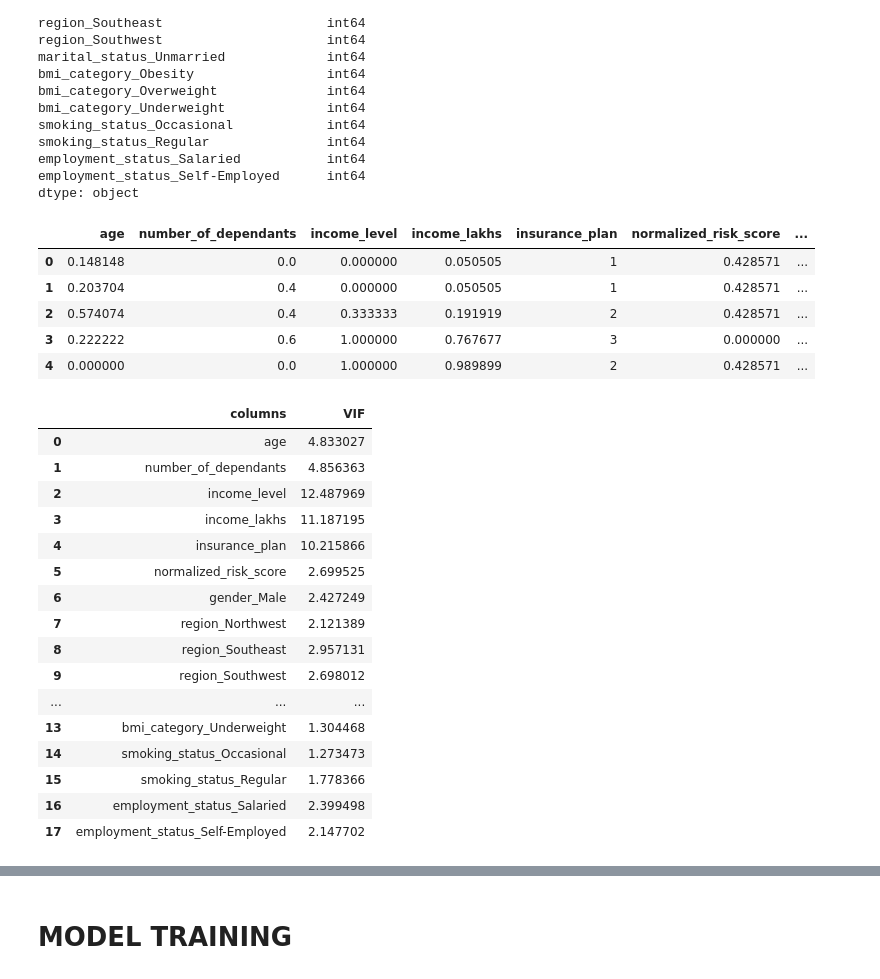
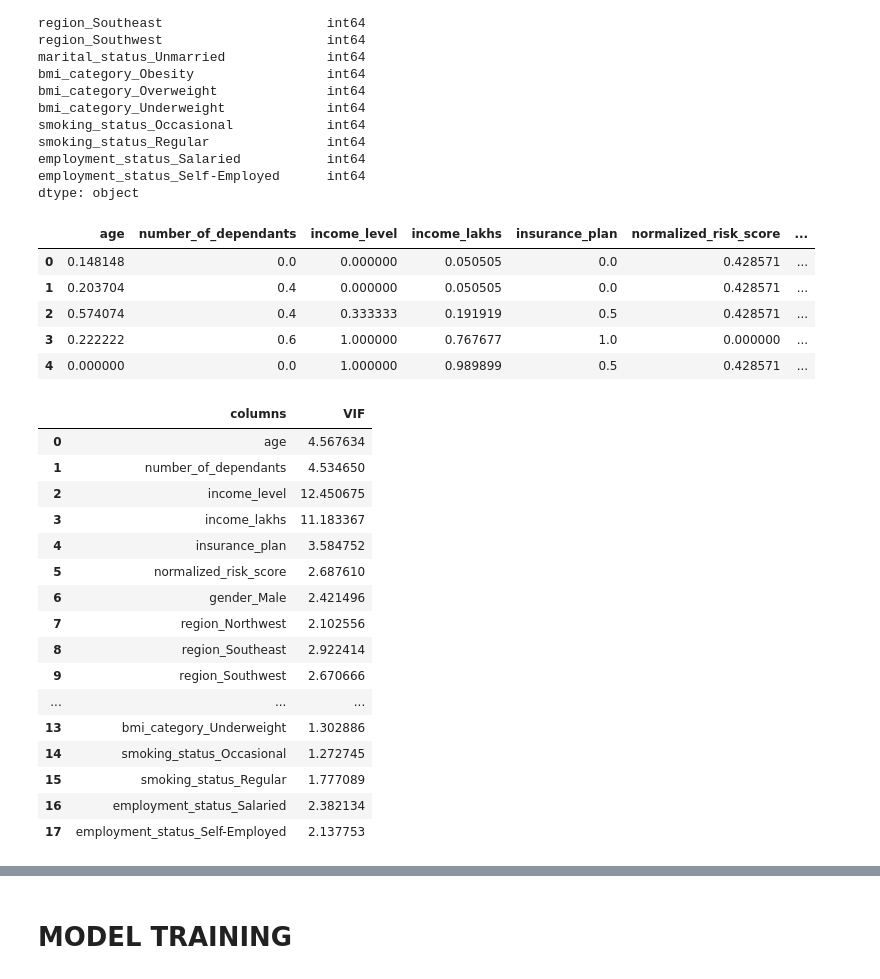
Before and after one commit to Hanishka-Kela/Healthcare-Premium-Prediction--Regression-, a Jupyter notebook: Data_resources/ml_prediction.ipynb, the cells around one changed output, grey strips where cells are left out. Cells and saved outputs as stored; diff of their text form; code cells hidden in the pictures.

```diff
--- a/Data_resources/ml_prediction.ipynb
+++ b/Data_resources/ml_prediction.ipynb
@@ -432,20 +432,20 @@ df4 = df4.apply(pd.to_numeric, errors='coerce')
 # %%
 X = df4.drop('annual_premium_amount', axis='columns')
 y = df4['annual_premium_amount']
 
 from sklearn.preprocessing import MinMaxScaler
 scaler = MinMaxScaler()
-cols_to_scale = ['age', 'number_of_dependants', 'income_level', 'income_lakhs']
+cols_to_scale = ['age', 'number_of_dependants', 'income_level', 'income_lakhs','insurance_plan']
 
 X[cols_to_scale] = scaler.fit_transform(X[cols_to_scale])
 X.head()
 # %% [output]
 |  | age | number_of_dependants | income_level | income_lakhs | insurance_plan | normalized_risk_score | ... |
-| 0 | 0.148148 | 0.0 | 0.000000 | 0.050505 | 1 | 0.428571 | ... |
-| 1 | 0.203704 | 0.4 | 0.000000 | 0.050505 | 1 | 0.428571 | ... |
-| 2 | 0.574074 | 0.4 | 0.333333 | 0.191919 | 2 | 0.428571 | ... |
-| 3 | 0.222222 | 0.6 | 1.000000 | 0.767677 | 3 | 0.000000 | ... |
-| 4 | 0.000000 | 0.0 | 1.000000 | 0.989899 | 2 | 0.428571 | ... |
+| 0 | 0.148148 | 0.0 | 0.000000 | 0.050505 | 0.0 | 0.428571 | ... |
+| 1 | 0.203704 | 0.4 | 0.000000 | 0.050505 | 0.0 | 0.428571 | ... |
+| 2 | 0.574074 | 0.4 | 0.333333 | 0.191919 | 0.5 | 0.428571 | ... |
+| 3 | 0.222222 | 0.6 | 1.000000 | 0.767677 | 1.0 | 0.000000 | ... |
+| 4 | 0.000000 | 0.0 | 1.000000 | 0.989899 | 0.5 | 0.428571 | ... |
 # %%
 def calculate_vif(data):
     vif_df=pd.DataFrame()
@@ -456,22 +456,22 @@ def calculate_vif(data):
 calculate_vif(X)
 # %% [output]
 |  | columns | VIF |
-| 0 | age | 4.833027 |
-| 1 | number_of_dependants | 4.856363 |
-| 2 | income_level | 12.487969 |
-| 3 | income_lakhs | 11.187195 |
-| 4 | insurance_plan | 10.215866 |
-| 5 | normalized_risk_score | 2.699525 |
-| 6 | gender_Male | 2.427249 |
-| 7 | region_Northwest | 2.121389 |
-| 8 | region_Southeast | 2.957131 |
-| 9 | region_Southwest | 2.698012 |
+| 0 | age | 4.567634 |
+| 1 | number_of_dependants | 4.534650 |
+| 2 | income_level | 12.450675 |
+| 3 | income_lakhs | 11.183367 |
+| 4 | insurance_plan | 3.584752 |
+| 5 | normalized_risk_score | 2.687610 |
+| 6 | gender_Male | 2.421496 |
+| 7 | region_Northwest | 2.102556 |
+| 8 | region_Southeast | 2.922414 |
+| 9 | region_Southwest | 2.670666 |
 | ... | ... | ... |
-| 13 | bmi_category_Underweight | 1.304468 |
-| 14 | smoking_status_Occasional | 1.273473 |
-| 15 | smoking_status_Regular | 1.778366 |
-| 16 | employment_status_Salaried | 2.399498 |
-| 17 | employment_status_Self-Employed | 2.147702 |
+| 13 | bmi_category_Underweight | 1.302886 |
+| 14 | smoking_status_Occasional | 1.272745 |
+| 15 | smoking_status_Regular | 1.777089 |
+| 16 | employment_status_Salaried | 2.382134 |
+| 17 | employment_status_Self-Employed | 2.137753 |
 # %%
 calculate_vif(X.drop('income_level',axis='columns'))
 # %% [output]
```
Also changed, not shown: parts of 13 cells of this notebook.
